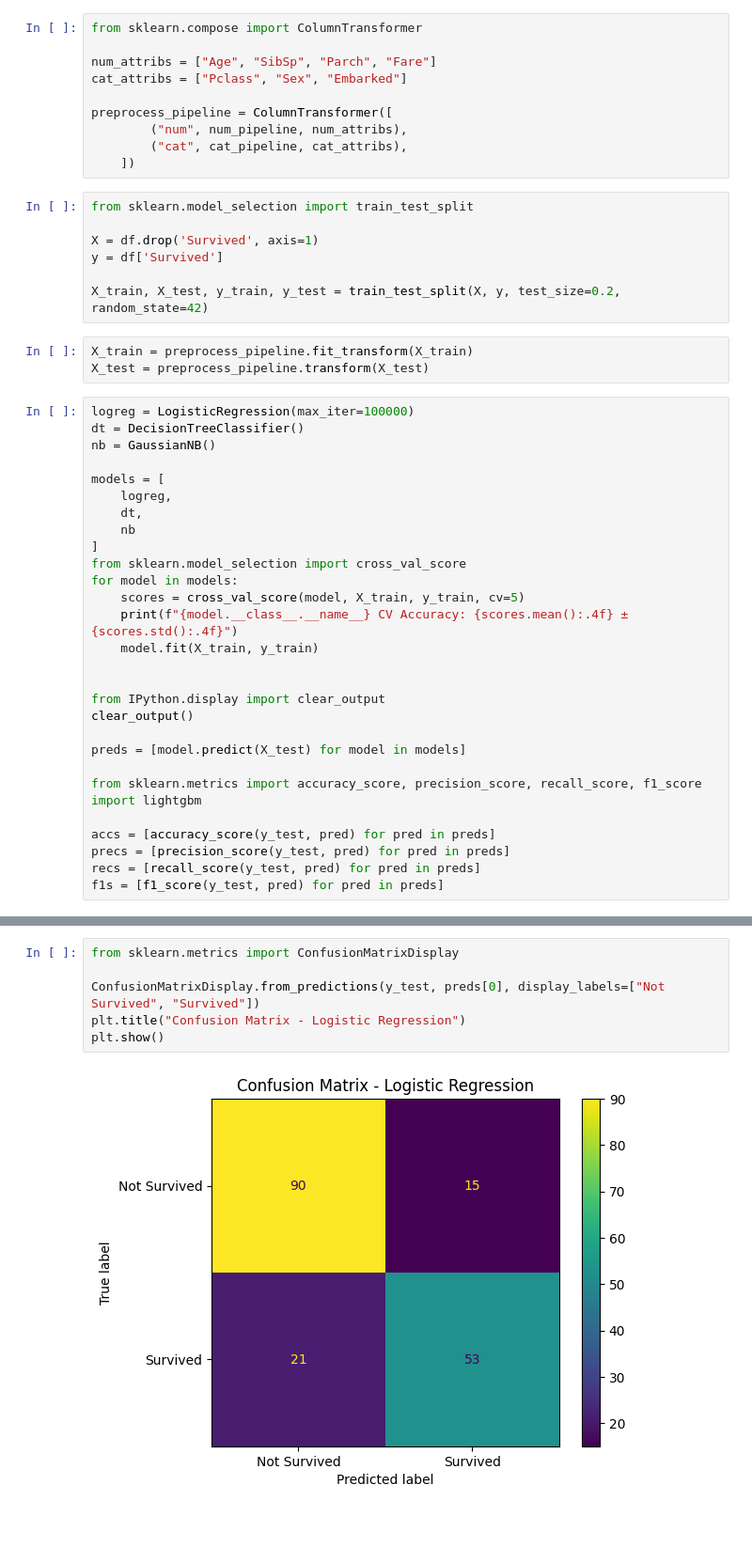
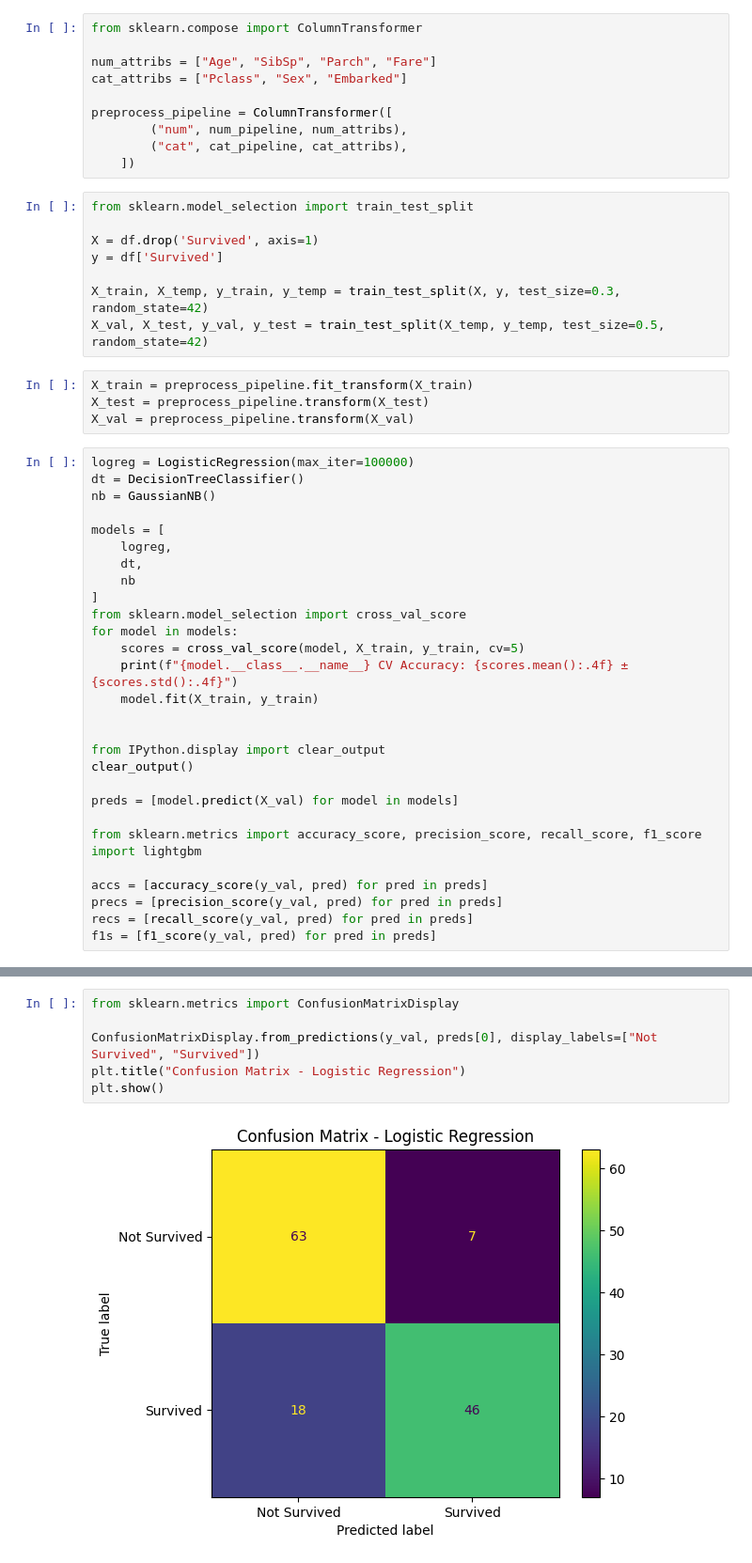
Before and after one commit to Facu4798/tps_ml2, a Jupyter notebook: titanic.ipynb, the cells around one changed output, grey strips where cells are left out. Shown at 94% size. Cells and saved outputs as stored; diff of their text form; blank space fills up the shorter version.

```diff
--- a/titanic.ipynb
+++ b/titanic.ipynb
@@ -52,10 +52,12 @@ from sklearn.model_selection import train_test_split
 X = df.drop('Survived', axis=1)
 y = df['Survived']
 
-X_train, X_test, y_train, y_test = train_test_split(X, y, test_size=0.2, random_state=42)
+X_train, X_temp, y_train, y_temp = train_test_split(X, y, test_size=0.3, random_state=42)
+X_val, X_test, y_val, y_test = train_test_split(X_temp, y_temp, test_size=0.5, random_state=42)
 # %%
 X_train = preprocess_pipeline.fit_transform(X_train)
 X_test = preprocess_pipeline.transform(X_test)
+X_val = preprocess_pipeline.transform(X_val)
 # %%
 logreg = LogisticRegression(max_iter=100000)
 dt = DecisionTreeClassifier()
@@ -76,15 +78,15 @@ for model in models:
 from IPython.display import clear_output
 clear_output()
 
-preds = [model.predict(X_test) for model in models]
+preds = [model.predict(X_val) for model in models]
 
 from sklearn.metrics import accuracy_score, precision_score, recall_score, f1_score
 import lightgbm
 
-accs = [accuracy_score(y_test, pred) for pred in preds]
-precs = [precision_score(y_test, pred) for pred in preds]
-recs = [recall_score(y_test, pred) for pred in preds]
-f1s = [f1_score(y_test, pred) for pred in preds]
+accs = [accuracy_score(y_val, pred) for pred in preds]
+precs = [precision_score(y_val, pred) for pred in preds]
+recs = [recall_score(y_val, pred) for pred in preds]
+f1s = [f1_score(y_val, pred) for pred in preds]
 # %%
 metrics_df = pd.DataFrame({
     'Model': ['LogisticRegression', 'DecisionTree', 'GaussianNB'],
@@ -103,11 +105,11 @@ metrics_df
 # %%
 from sklearn.metrics import ConfusionMatrixDisplay
 
-ConfusionMatrixDisplay.from_predictions(y_test, preds[0], display_labels=["Not Survived", "Survived"])
+ConfusionMatrixDisplay.from_predictions(y_val, preds[0], display_labels=["Not Survived", "Survived"])
 plt.title("Confusion Matrix - Logistic Regression")
 plt.show()
 # %% [output]
-[figure, old version]
+[figure, new version]
 # %%
 from sklearn.metrics import RocCurveDisplay
 
```
Also changed, not shown: parts of 5 cells of this notebook.
